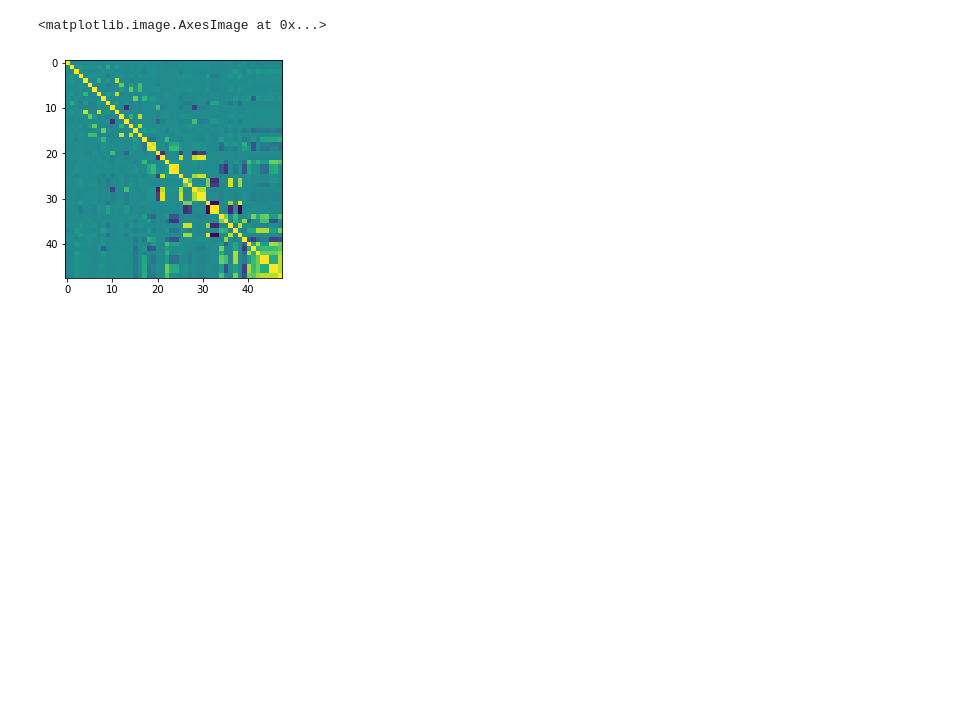
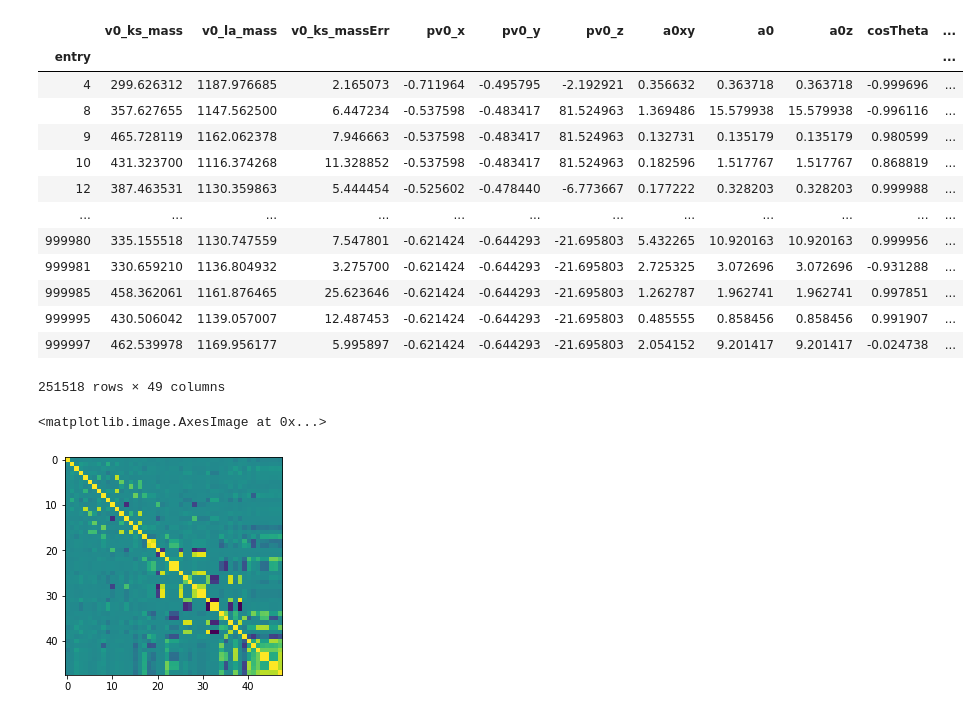
Before and after one commit to Vinther901/PUK, a Jupyter notebook: InvestigativeNotebook.ipynb, the cells around one changed output. Drawn from its saved outputs; the diff is of its cells as text; code cells hidden in the pictures; blank space fills up the shorter version.

```diff
--- a/InvestigativeNotebook.ipynb
+++ b/InvestigativeNotebook.ipynb
@@ -36,0 +28,3 @@ plt.imshow(data.corr())
+# %%
+from sklearn.model_selection import train_test_split
+train_test_split(data, data.v0_la_mass, test_size = 0.8)
@@ -37,3 +71,20 @@ plt.imshow(data.corr())
+# %%
+data[np.ones(len(data),dtype=bool)]
+# %% [output]
+|  | v0_ks_mass | v0_la_mass | v0_ks_massErr | pv0_x | pv0_y | pv0_z | a0xy | a0 | a0z | cosTheta | ... |
+| entry |  |  |  |  |  |  |  |  |  |  | ... |
+| 4 | 299.626312 | 1187.976685 | 2.165073 | -0.711964 | -0.495795 | -2.192921 | 0.356632 | 0.363718 | 0.363718 | -0.999696 | ... |
+| 8 | 357.627655 | 1147.562500 | 6.447234 | -0.537598 | -0.483417 | 81.524963 | 1.369486 | 15.579938 | 15.579938 | -0.996116 | ... |
+| 9 | 465.728119 | 1162.062378 | 7.946663 | -0.537598 | -0.483417 | 81.524963 | 0.132731 | 0.135179 | 0.135179 | 0.980599 | ... |
+| 10 | 431.323700 | 1116.374268 | 11.328852 | -0.537598 | -0.483417 | 81.524963 | 0.182596 | 1.517767 | 1.517767 | 0.868819 | ... |
+| 12 | 387.463531 | 1130.359863 | 5.444454 | -0.525602 | -0.478440 | -6.773667 | 0.177222 | 0.328203 | 0.328203 | 0.999988 | ... |
+| ... | ... | ... | ... | ... | ... | ... | ... | ... | ... | ... | ... |
+| 999980 | 335.155518 | 1130.747559 | 7.547801 | -0.621424 | -0.644293 | -21.695803 | 5.432265 | 10.920163 | 10.920163 | 0.999956 | ... |
+| 999981 | 330.659210 | 1136.804932 | 3.275700 | -0.621424 | -0.644293 | -21.695803 | 2.725325 | 3.072696 | 3.072696 | -0.931288 | ... |
+| 999985 | 458.362061 | 1161.876465 | 25.623646 | -0.621424 | -0.644293 | -21.695803 | 1.262787 | 1.962741 | 1.962741 | 0.997851 | ... |
+| 999995 | 430.506042 | 1139.057007 | 12.487453 | -0.621424 | -0.644293 | -21.695803 | 0.485555 | 0.858456 | 0.858456 | 0.991907 | ... |
+| 999997 | 462.539978 | 1169.956177 | 5.995897 | -0.621424 | -0.644293 | -21.695803 | 2.054152 | 9.201417 | 9.201417 | -0.024738 | ... |
+251518 rows × 49 columns
 # %%
 plt.imshow(data[data.corr().abs().sum().sort_values().index].corr())
 # %% [output]
```
Also changed, not shown: parts of 6 cells of this notebook, 2 other files.
